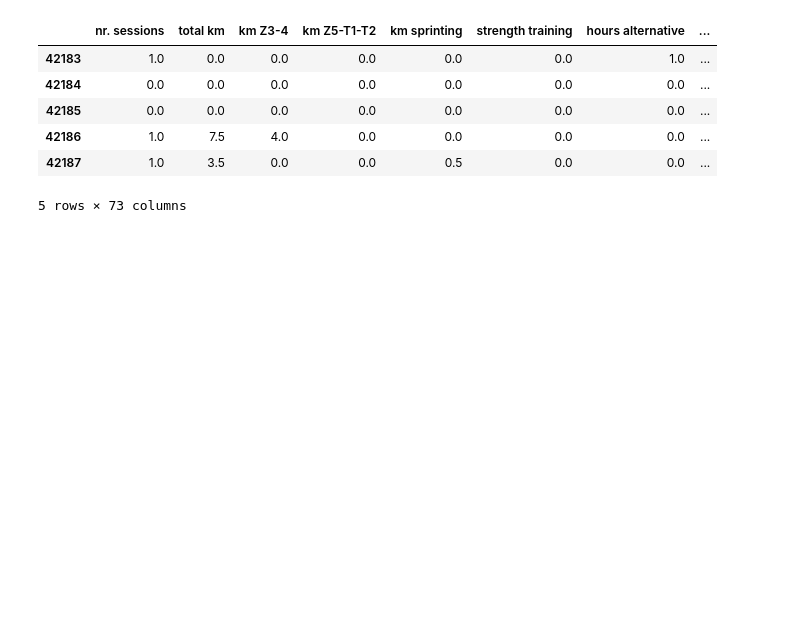
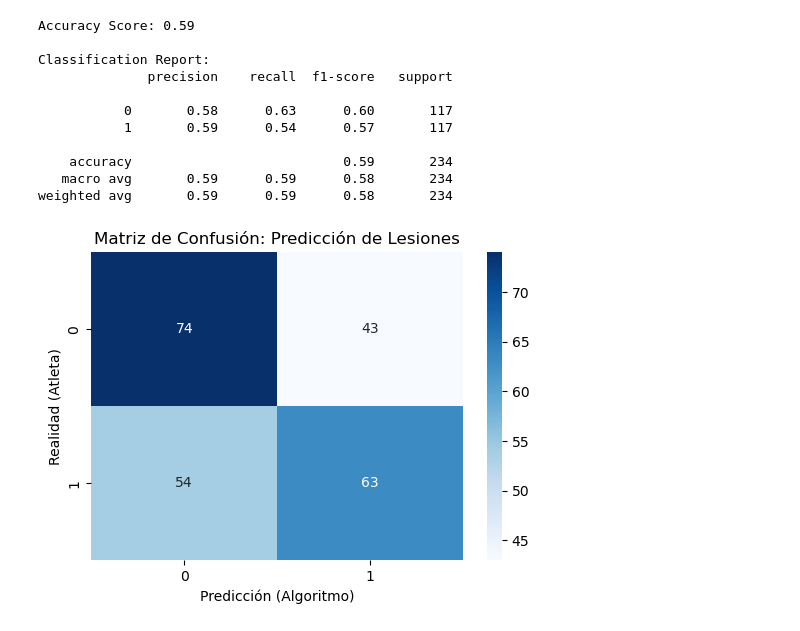
Before and after one commit to maarcjimeneezz/AI_Project_Injury_Prediction, a Jupyter notebook: Algorithms/injury_vs_no-injury.ipynb, the cells around one changed output. Saved outputs shown, nothing was run; the diff lists cells and outputs as text; code cells hidden in the pictures; blank space fills up the shorter version.

```diff
--- a/Algorithms/injury_vs_no-injury.ipynb
+++ b/Algorithms/injury_vs_no-injury.ipynb
@@ -7,19 +7,75 @@ import matplotlib.pyplot as plt
 file_path = '../Dataset/day_approach_maskedID_timeseries.csv'
 df = pd.read_csv(file_path)
 
+# Calculate Z1-2
+# We assume Total KM is the sum of all intensities plus the aerobic base.
+df['km Z1-2'] = df['total km'] - (df['km Z3-4'] + df['km Z5-T1-T2'] + df['km sprinting'])
+df['km Z1-2'] = df['km Z1-2'].clip(lower=0)
+
+# Separate the dataset into injury and no injury groups
 injury_athletes = df[df['injury'] == 1]
 no_injury_athletes = df[df['injury'] == 0]
 
-# Take 583 samples from the no injury group to balance the dataset
-no_injury_sampled = no_injury_athletes.sample(n=583, random_state=42)
+# Take samples from the no injury group to balance the dataset
+no_injury_sampled = no_injury_athletes.sample(n=len(injury_athletes), random_state=42)
 
 # Combine the injury athletes with the sampled no injury athletes
 balanced_df = pd.concat([injury_athletes, no_injury_sampled])
-# %% [output]
-|  | nr. sessions | total km | km Z3-4 | km Z5-T1-T2 | km sprinting | strength training | hours alternative | ... |
-| 42183 | 1.0 | 0.0 | 0.0 | 0.0 | 0.0 | 0.0 | 1.0 | ... |
-| 42184 | 0.0 | 0.0 | 0.0 | 0.0 | 0.0 | 0.0 | 0.0 | ... |
-| 42185 | 0.0 | 0.0 | 0.0 | 0.0 | 0.0 | 0.0 | 0.0 | ... |
-| 42186 | 1.0 | 7.5 | 4.0 | 0.0 | 0.0 | 0.0 | 0.0 | ... |
-| 42187 | 1.0 | 3.5 | 0.0 | 0.0 | 0.5 | 0.0 | 0.0 | ... |
-5 rows × 73 columns
+# %%
+from sklearn.model_selection import train_test_split
+from sklearn.ensemble import RandomForestClassifier
+from sklearn.metrics import classification_report, confusion_matrix, accuracy_score
+import seaborn as sns
+import matplotlib.pyplot as plt
+
+# 1. Selección de Variables Predictoras (X) y Objetivo (y)
+# Quitamos columnas que son IDs, fechas o que contienen la respuesta
+features = [
+    'total km', 'km Z1-2', 'km Z3-4', 'km Z5-T1-T2', 'km sprinting',
+    'perceived exertion', 'perceived recovery', 'perceived trainingSuccess'
+]
+
+# Si creaste la columna 'km Z1-2' o 'efficiency_gap' en el EDA, ¡inclúyelas!
+# features.append('efficiency_gap')
+
+X = balanced_df[features]
+y = balanced_df['injury']
+
+# 2. Limpieza rápida de NaNs (por si acaso los datos subjetivos tienen nulos)
+X = X.fillna(X.mean())
+
+# 3. División en entrenamiento y prueba (80% training, 20% testing)
+X_train, X_test, y_train, y_test = train_test_split(X, y, test_size=0.2, random_state=42, stratify=y)
+
+# 4. Creación y entrenamiento del modelo
+model = RandomForestClassifier(n_estimators=100, random_state=42)
+model.fit(X_train, y_train)
+
+# 5. Predicción
+y_pred = model.predict(X_test)
+# %%
+# 6. Métricas de rendimiento
+print(f"Accuracy Score: {accuracy_score(y_test, y_pred):.2f}")
+print("\nClassification Report:")
+print(classification_report(y_test, y_pred))
+
+# 7. Matriz de Confusión (Visualización)
+plt.figure(figsize=(6,4))
+sns.heatmap(confusion_matrix(y_test, y_pred), annot=True, fmt='d', cmap='Blues')
+plt.title('Matriz de Confusión: Predicción de Lesiones')
+plt.xlabel('Predicción (Algoritmo)')
+plt.ylabel('Realidad (Atleta)')
+plt.show()
+# %% [output]
+Accuracy Score: 0.59
+
+Classification Report:
+              precision    recall  f1-score   support
+
+           0       0.58      0.63      0.60       117
+           1       0.59      0.54      0.57       117
+
+    accuracy                           0.59       234
+   macro avg       0.59      0.59      0.58       234
+weighted avg       0.59      0.59      0.58       234
+[figure, added]
```
Also changed, not shown: parts of 2 cells of this notebook.
